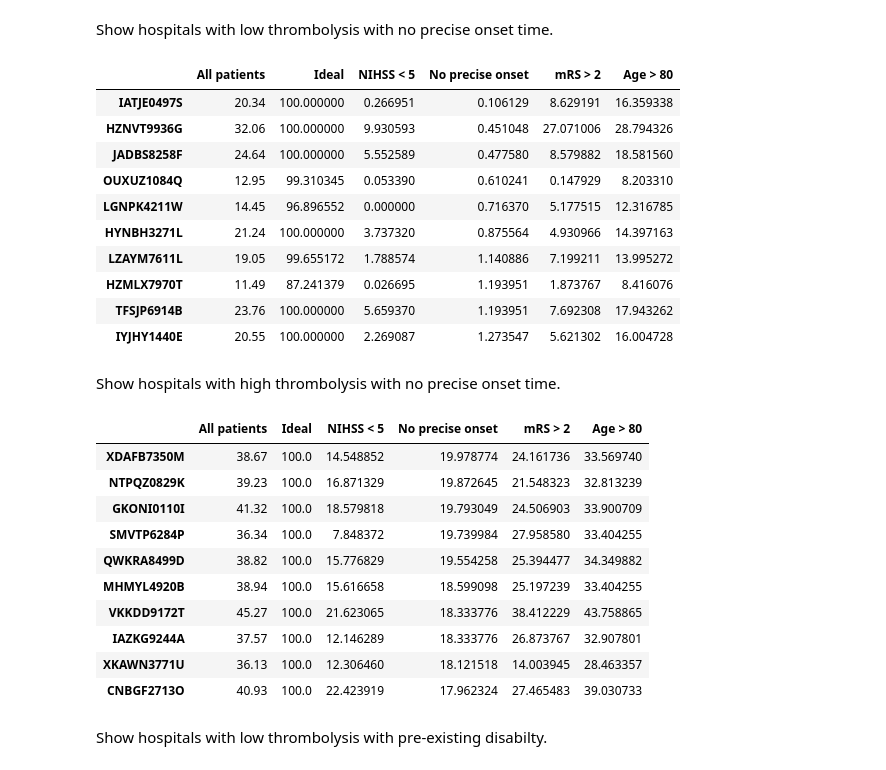
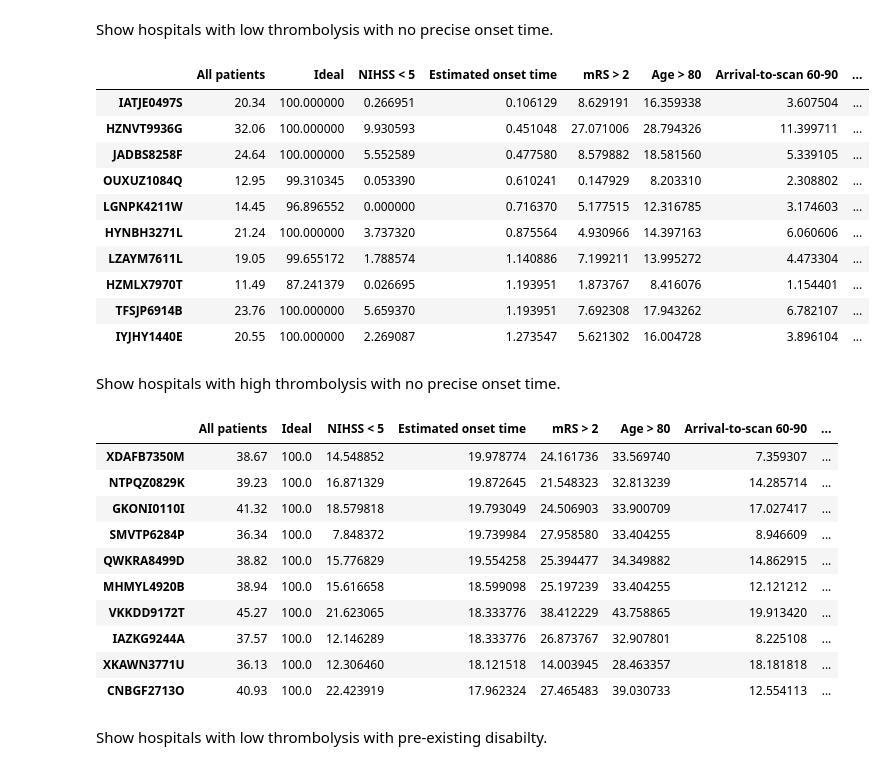
Before and after one commit to samuel-book/samuel_shap_paper_1, a Jupyter notebook: xgb_10_features/15_10k_thrombolysis_subgroups.ipynb, the cells around one changed output. Saved outputs shown, nothing was run; the diff lists cells and outputs as text; code cells hidden in the pictures.

```diff
--- a/xgb_10_features/15_10k_thrombolysis_subgroups.ipynb
+++ b/xgb_10_features/15_10k_thrombolysis_subgroups.ipynb
@@ -326,0 +334,6 @@ Included patients: 4230.00
+# %%
+# Haemorrhagic
+mask = test['Infarction'] == 0
+included_patients = mask.sum()
+print (f'Included patients: {included_patients:0.2f}')
+results['Haemorrhagic'] = patient_results[mask].mean(axis=0) * 100
@@ -326,0 +342,6 @@ Included patients: 4230.00
+# %%
+# Use of AF anticoagulants
+mask = test['Use of AF anticoagulants'] == 1
+included_patients = mask.sum()
+print (f'Included patients: {included_patients:0.2f}')
+results['Used AF anticoagulants'] = patient_results[mask].mean(axis=0) * 100
@@ -326,0 +350,6 @@ Included patients: 4230.00
+# %%
+# Onset-to-arrival time bit long
+mask = test['Onset-to-arrival time'] == 1
+included_patients = mask.sum()
+print (f'Included patients: {included_patients:0.2f}')
+results['Onset-to-arrival time 150-180'] = patient_results[mask].mean(axis=0) * 100
@@ -326,0 +358,6 @@ Included patients: 4230.00
+# %%
+# Onset during sleep
+mask = test['Onset during sleep'] == 1
+included_patients = mask.sum()
+print (f'Included patients: {included_patients:0.2f}')
+results['Onset during sleep'] = patient_results[mask].mean(axis=0) * 100
@@ -359,35 +398,35 @@ results.sort_values('NIHSS < 5', ascending=False).head(10)
 # %% [markdown]
 Show hospitals with low thrombolysis with no precise onset time.
 # %%
-results.sort_values('No precise onset', ascending=True).head(10)
+results.sort_values('Estimated onset time', ascending=True).head(10)
 # %% [output]
-|  | All patients | Ideal | NIHSS < 5 | No precise onset | mRS > 2 | Age > 80 |
-| IATJE0497S | 20.34 | 100.000000 | 0.266951 | 0.106129 | 8.629191 | 16.359338 |
-| HZNVT9936G | 32.06 | 100.000000 | 9.930593 | 0.451048 | 27.071006 | 28.794326 |
-| JADBS8258F | 24.64 | 100.000000 | 5.552589 | 0.477580 | 8.579882 | 18.581560 |
-| OUXUZ1084Q | 12.95 | 99.310345 | 0.053390 | 0.610241 | 0.147929 | 8.203310 |
-| LGNPK4211W | 14.45 | 96.896552 | 0.000000 | 0.716370 | 5.177515 | 12.316785 |
-| HYNBH3271L | 21.24 | 100.000000 | 3.737320 | 0.875564 | 4.930966 | 14.397163 |
-| LZAYM7611L | 19.05 | 99.655172 | 1.788574 | 1.140886 | 7.199211 | 13.995272 |
-| HZMLX7970T | 11.49 | 87.241379 | 0.026695 | 1.193951 | 1.873767 | 8.416076 |
-| TFSJP6914B | 23.76 | 100.000000 | 5.659370 | 1.193951 | 7.692308 | 17.943262 |
-| IYJHY1440E | 20.55 | 100.000000 | 2.269087 | 1.273547 | 5.621302 | 16.004728 |
+|  | All patients | Ideal | NIHSS < 5 | Estimated onset time | mRS > 2 | Age > 80 | Arrival-to-scan 60-90 | ... |
+| IATJE0497S | 20.34 | 100.000000 | 0.266951 | 0.106129 | 8.629191 | 16.359338 | 3.607504 | ... |
+| HZNVT9936G | 32.06 | 100.000000 | 9.930593 | 0.451048 | 27.071006 | 28.794326 | 11.399711 | ... |
+| JADBS8258F | 24.64 | 100.000000 | 5.552589 | 0.477580 | 8.579882 | 18.581560 | 5.339105 | ... |
+| OUXUZ1084Q | 12.95 | 99.310345 | 0.053390 | 0.610241 | 0.147929 | 8.203310 | 2.308802 | ... |
+| LGNPK4211W | 14.45 | 96.896552 | 0.000000 | 0.716370 | 5.177515 | 12.316785 | 3.174603 | ... |
+| HYNBH3271L | 21.24 | 100.000000 | 3.737320 | 0.875564 | 4.930966 | 14.397163 | 6.060606 | ... |
+| LZAYM7611L | 19.05 | 99.655172 | 1.788574 | 1.140886 | 7.199211 | 13.995272 | 4.473304 | ... |
+| HZMLX7970T | 11.49 | 87.241379 | 0.026695 | 1.193951 | 1.873767 | 8.416076 | 1.154401 | ... |
+| TFSJP6914B | 23.76 | 100.000000 | 5.659370 | 1.193951 | 7.692308 | 17.943262 | 6.782107 | ... |
+| IYJHY1440E | 20.55 | 100.000000 | 2.269087 | 1.273547 | 5.621302 | 16.004728 | 3.896104 | ... |
 # %% [markdown]
 Show hospitals with high thrombolysis with no precise onset time.
 # %%
-results.sort_values('No precise onset', ascending=False).head(10)
+results.sort_values('Estimated onset time', ascending=False).head(10)
 # %% [output]
-|  | All patients | Ideal | NIHSS < 5 | No precise onset | mRS > 2 | Age > 80 |
-| XDAFB7350M | 38.67 | 100.0 | 14.548852 | 19.978774 | 24.161736 | 33.569740 |
-| NTPQZ0829K | 39.23 | 100.0 | 16.871329 | 19.872645 | 21.548323 | 32.813239 |
-| GKONI0110I | 41.32 | 100.0 | 18.579818 | 19.793049 | 24.506903 | 33.900709 |
-| SMVTP6284P | 36.34 | 100.0 | 7.848372 | 19.739984 | 27.958580 | 33.404255 |
-| QWKRA8499D | 38.82 | 100.0 | 15.776829 | 19.554258 | 25.394477 | 34.349882 |
-| MHMYL4920B | 38.94 | 100.0 | 15.616658 | 18.599098 | 25.197239 | 33.404255 |
-| VKKDD9172T | 45.27 | 100.0 | 21.623065 | 18.333776 | 38.412229 | 43.758865 |
-| IAZKG9244A | 37.57 | 100.0 | 12.146289 | 18.333776 | 26.873767 | 32.907801 |
-| XKAWN3771U | 36.13 | 100.0 | 12.306460 | 18.121518 | 14.003945 | 28.463357 |
-| CNBGF2713O | 40.93 | 100.0 | 22.423919 | 17.962324 | 27.465483 | 39.030733 |
+|  | All patients | Ideal | NIHSS < 5 | Estimated onset time | mRS > 2 | Age > 80 | Arrival-to-scan 60-90 | ... |
+| XDAFB7350M | 38.67 | 100.0 | 14.548852 | 19.978774 | 24.161736 | 33.569740 | 7.359307 | ... |
+| NTPQZ0829K | 39.23 | 100.0 | 16.871329 | 19.872645 | 21.548323 | 32.813239 | 14.285714 | ... |
+| GKONI0110I | 41.32 | 100.0 | 18.579818 | 19.793049 | 24.506903 | 33.900709 | 17.027417 | ... |
+| SMVTP6284P | 36.34 | 100.0 | 7.848372 | 19.739984 | 27.958580 | 33.404255 | 8.946609 | ... |
+| QWKRA8499D | 38.82 | 100.0 | 15.776829 | 19.554258 | 25.394477 | 34.349882 | 14.862915 | ... |
+| MHMYL4920B | 38.94 | 100.0 | 15.616658 | 18.599098 | 25.197239 | 33.404255 | 12.121212 | ... |
+| VKKDD9172T | 45.27 | 100.0 | 21.623065 | 18.333776 | 38.412229 | 43.758865 | 19.913420 | ... |
+| IAZKG9244A | 37.57 | 100.0 | 12.146289 | 18.333776 | 26.873767 | 32.907801 | 8.225108 | ... |
+| XKAWN3771U | 36.13 | 100.0 | 12.306460 | 18.121518 | 14.003945 | 28.463357 | 18.181818 | ... |
+| CNBGF2713O | 40.93 | 100.0 | 22.423919 | 17.962324 | 27.465483 | 39.030733 | 12.554113 | ... |
 # %% [markdown]
 Show hospitals with low thrombolysis with pre-existing disabilty.
 # %%
```
Also changed, not shown: parts of 29 cells of this notebook.
